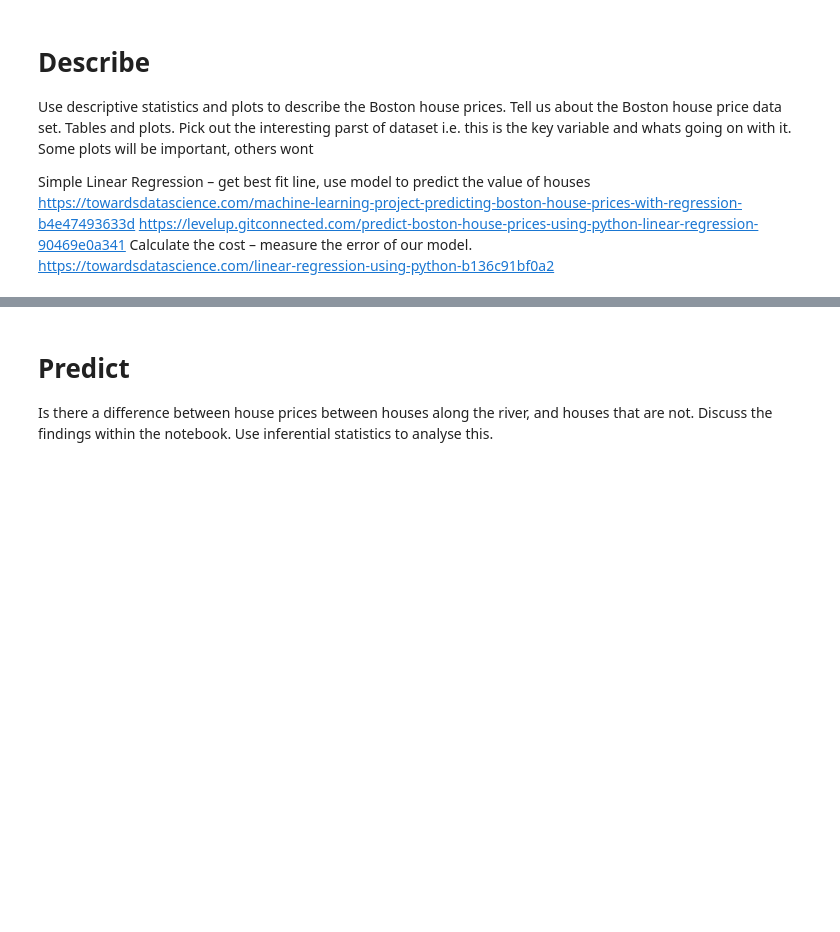
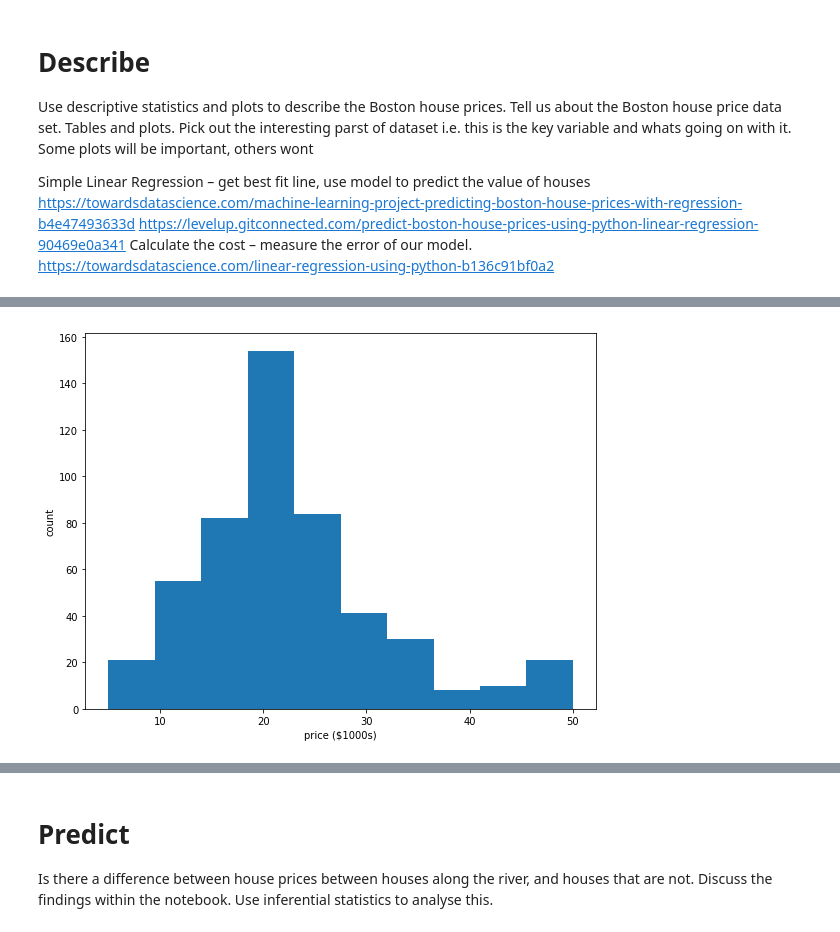
Before and after one commit to davidobrien1/MLSProject, a Jupyter notebook: mlsproject.ipynb, the cells around one changed output, grey strips where cells are left out. Saved outputs shown, nothing was run; the diff lists cells and outputs as text; code cells hidden in the pictures; blank space fills up the shorter version.

Commit message:
exploring the data using graphs and correlation matrix

```diff
--- a/mlsproject.ipynb
+++ b/mlsproject.ipynb
@@ -21,0 +41,3 @@ https://towardsdatascience.com/linear-regression-using-python-b136c91bf0a2
+# %%
+# load data set and add column headers
+df = pd.read_csv("bostondata.csv")
@@ -21,0 +87,10 @@ https://towardsdatascience.com/linear-regression-using-python-b136c91bf0a2
+# %%
+# Plot the distribution of the vedv variable
+import matplotlib.pyplot as plt
+plt.figure(figsize=(8, 6))
+plt.hist(df.medv)
+plt.xlabel('price ($1000s)')
+plt.ylabel('count')
+plt.tight_layout()
+# %% [output]
+[figure, added]
```
Also changed, not shown: parts of 12 cells of this notebook.
